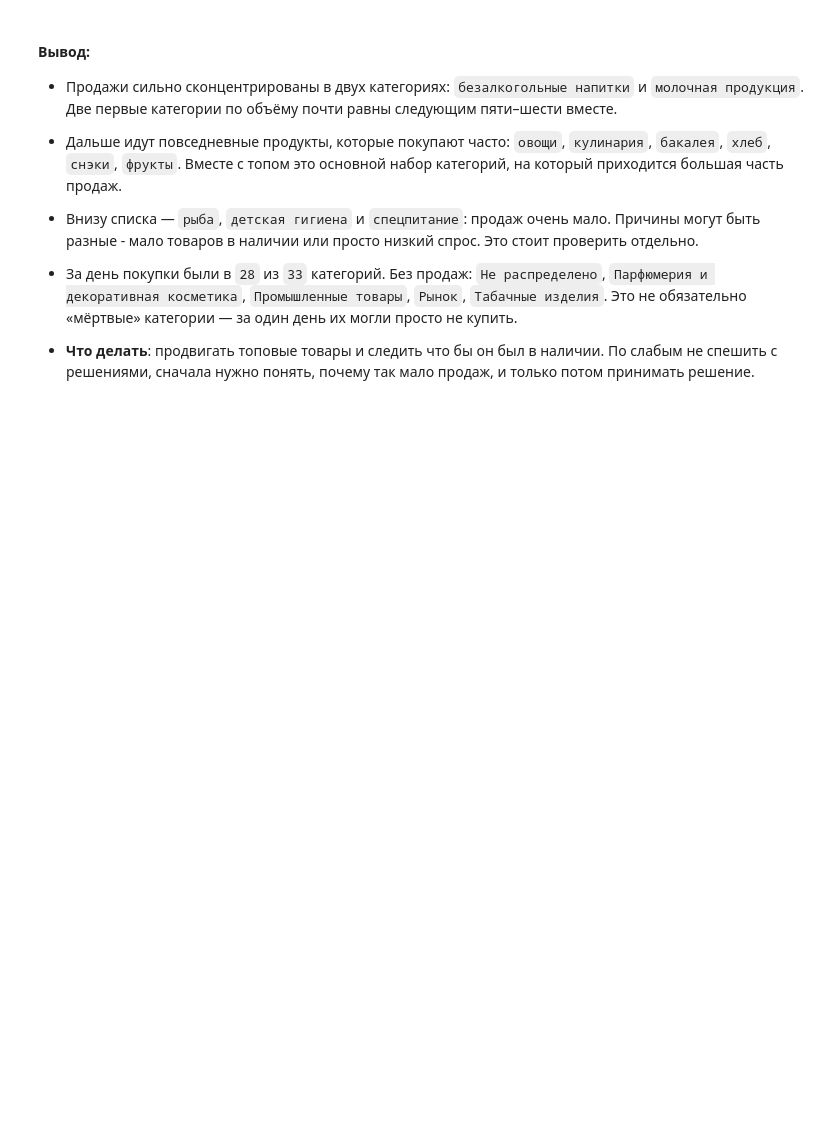
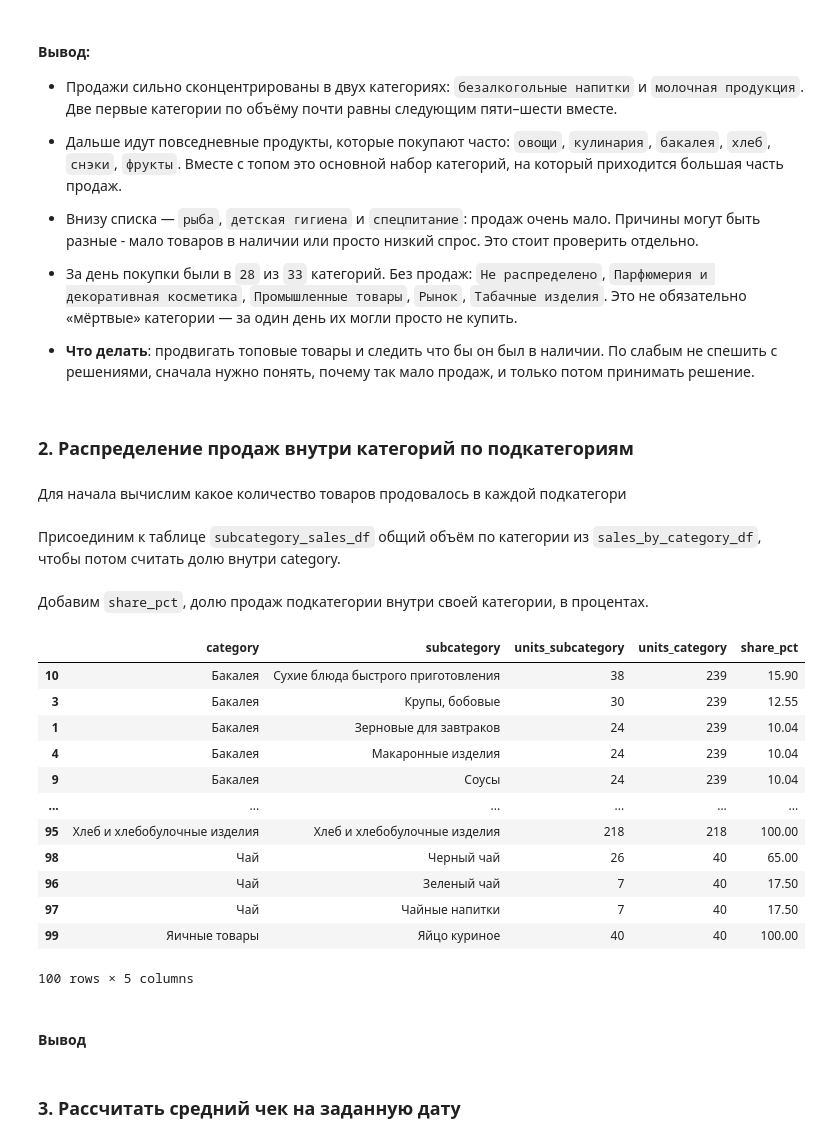
Before and after one commit to artkriukov/portfolio, a Jupyter notebook: grocery-category-analytics/grocery-category-analytics.ipynb, the cells around one changed output. Drawn from its saved outputs; the diff is of its cells as text; code cells hidden in the pictures; blank space fills up the shorter version.

```diff
--- a/grocery-category-analytics/grocery-category-analytics.ipynb
+++ b/grocery-category-analytics/grocery-category-analytics.ipynb
@@ -271,3 +260,40 @@ no_sales
 - За день покупки были в `28` из `33` категорий. Без продаж: `Не распределено`, `Парфюмерия и декоративная косметика`, `Промышленные товары`, `Рынок`, `Табачные изделия`. Это не обязательно «мёртвые» категории — за один день их могли просто не купить.
 
 - **Что делать**: продвигать топовые товары и следить что бы он был в наличии. По слабым не спешить с решениями, сначала нужно понять, почему так мало продаж, и только потом принимать решение.
+# %% [markdown]
+### 2. Распределение продаж внутри категорий по подкатегориям
+# %% [markdown]
+Для начала вычислим какое количество товаров продовалось в каждой подкатегори
+# %%
+subcategory_sales_df = order_items.groupby(['category', 'subcategory'], as_index=False) \
+                      .agg(units_subcategory = ('quantity', 'sum'))
+# %% [markdown]
+Присоединим к таблице `subcategory_sales_df` общий объём по категории из `sales_by_category_df`, чтобы потом считать долю внутри category.
+# %%
+subcategory_sales_df = subcategory_sales_df.merge(sales_by_category_df, on='category', how='inner')
+# %% [markdown]
+Добавим `share_pct`, долю продаж подкатегории внутри своей категории, в процентах.
+# %%
+subcategory_sales_df['share_pct'] = (subcategory_sales_df['units_subcategory'] / subcategory_sales_df['units_category'] * 100) \
+                                    .round(2)
+# %%
+subcategory_sales_df = subcategory_sales_df.sort_values(['category', 'share_pct'], ascending=[True, False])
+subcategory_sales_df
+# %% [output]
+|  | category | subcategory | units_subcategory | units_category | share_pct |
+| 10 | Бакалея | Сухие блюда быстрого приготовления | 38 | 239 | 15.90 |
+| 3 | Бакалея | Крупы, бобовые | 30 | 239 | 12.55 |
+| 1 | Бакалея | Зерновые для завтраков | 24 | 239 | 10.04 |
+| 4 | Бакалея | Макаронные изделия | 24 | 239 | 10.04 |
+| 9 | Бакалея | Соусы | 24 | 239 | 10.04 |
+| ... | ... | ... | ... | ... | ... |
+| 95 | Хлеб и хлебобулочные изделия | Хлеб и хлебобулочные изделия | 218 | 218 | 100.00 |
+| 98 | Чай | Черный чай | 26 | 40 | 65.00 |
+| 96 | Чай | Зеленый чай | 7 | 40 | 17.50 |
+| 97 | Чай | Чайные напитки | 7 | 40 | 17.50 |
+| 99 | Яичные товары | Яйцо куриное | 40 | 40 | 100.00 |
+100 rows × 5 columns
+# %% [markdown]
+#### Вывод
+# %% [markdown]
+### 3. Рассчитать средний чек на заданную дату
```
Also changed, not shown: parts of 5 cells of this notebook.
